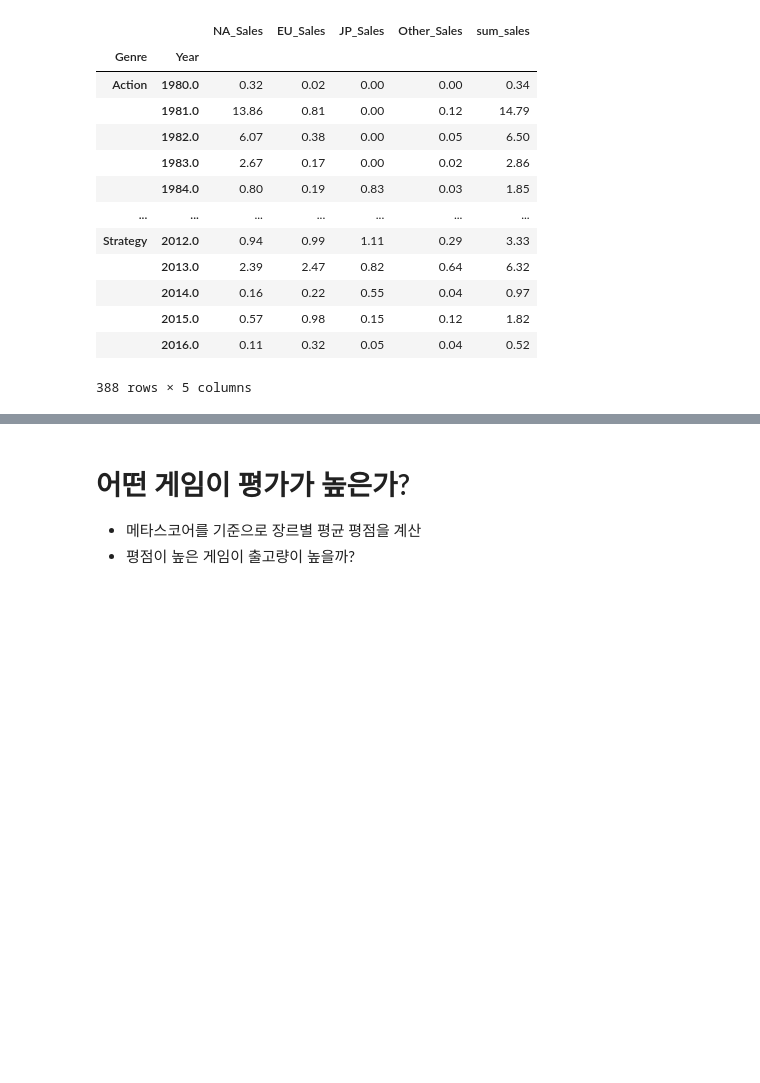
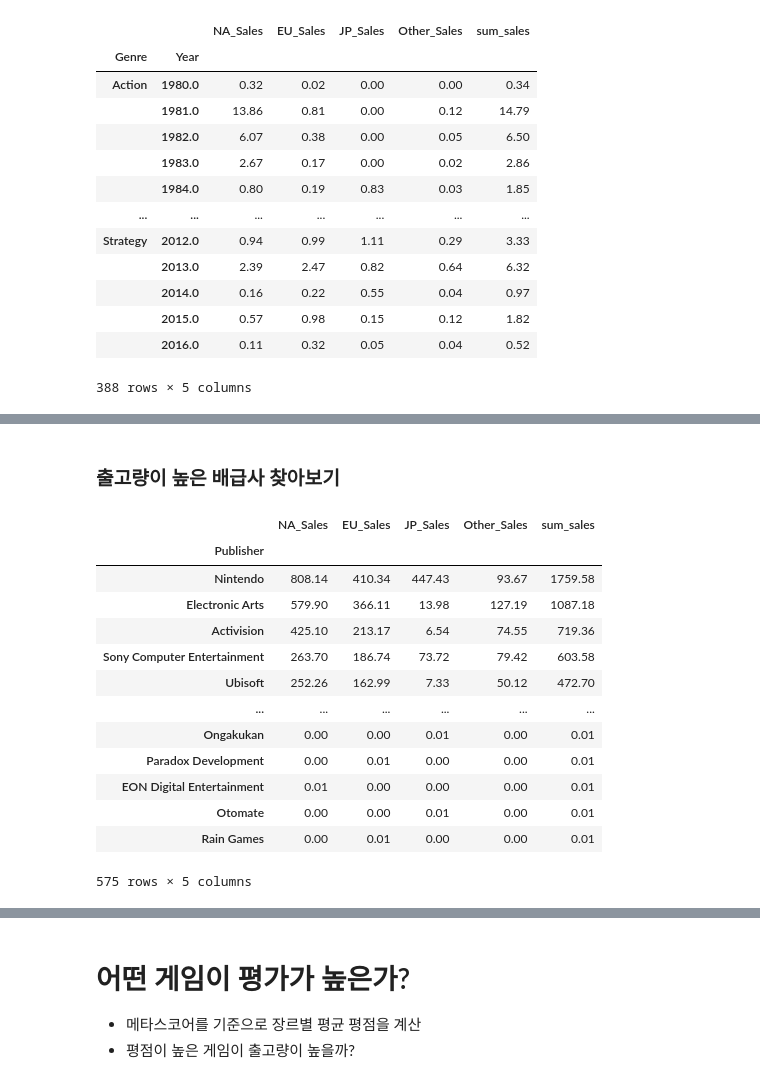
Before and after one commit to youngwoo3283/codestates_section1_project, a Jupyter notebook: section1_project.ipynb, the cells around one changed output, grey strips where cells are left out. Cells and saved outputs as stored; diff of their text form; code cells hidden in the pictures; blank space fills up the shorter version.

```diff
--- a/section1_project.ipynb
+++ b/section1_project.ipynb
@@ -517,0 +514,21 @@ df
+# %% [markdown]
+### 출고량이 높은 배급사 찾아보기
+# %%
+df_publish = df.groupby('Publisher').sum()
+df_publish.sort_values(by = 'sum_sales',ascending=False,inplace = True)
+df_publish
+# %% [output]
+|  | NA_Sales | EU_Sales | JP_Sales | Other_Sales | sum_sales |
+| Publisher |  |  |  |  |  |
+| Nintendo | 808.14 | 410.34 | 447.43 | 93.67 | 1759.58 |
+| Electronic Arts | 579.90 | 366.11 | 13.98 | 127.19 | 1087.18 |
+| Activision | 425.10 | 213.17 | 6.54 | 74.55 | 719.36 |
+| Sony Computer Entertainment | 263.70 | 186.74 | 73.72 | 79.42 | 603.58 |
+| Ubisoft | 252.26 | 162.99 | 7.33 | 50.12 | 472.70 |
+| ... | ... | ... | ... | ... | ... |
+| Ongakukan | 0.00 | 0.00 | 0.01 | 0.00 | 0.01 |
+| Paradox Development | 0.00 | 0.01 | 0.00 | 0.00 | 0.01 |
+| EON Digital Entertainment | 0.01 | 0.00 | 0.00 | 0.00 | 0.01 |
+| Otomate | 0.00 | 0.00 | 0.01 | 0.00 | 0.01 |
+| Rain Games | 0.00 | 0.01 | 0.00 | 0.00 | 0.01 |
+575 rows × 5 columns
```
Also changed, not shown: parts of 27 cells of this notebook.
